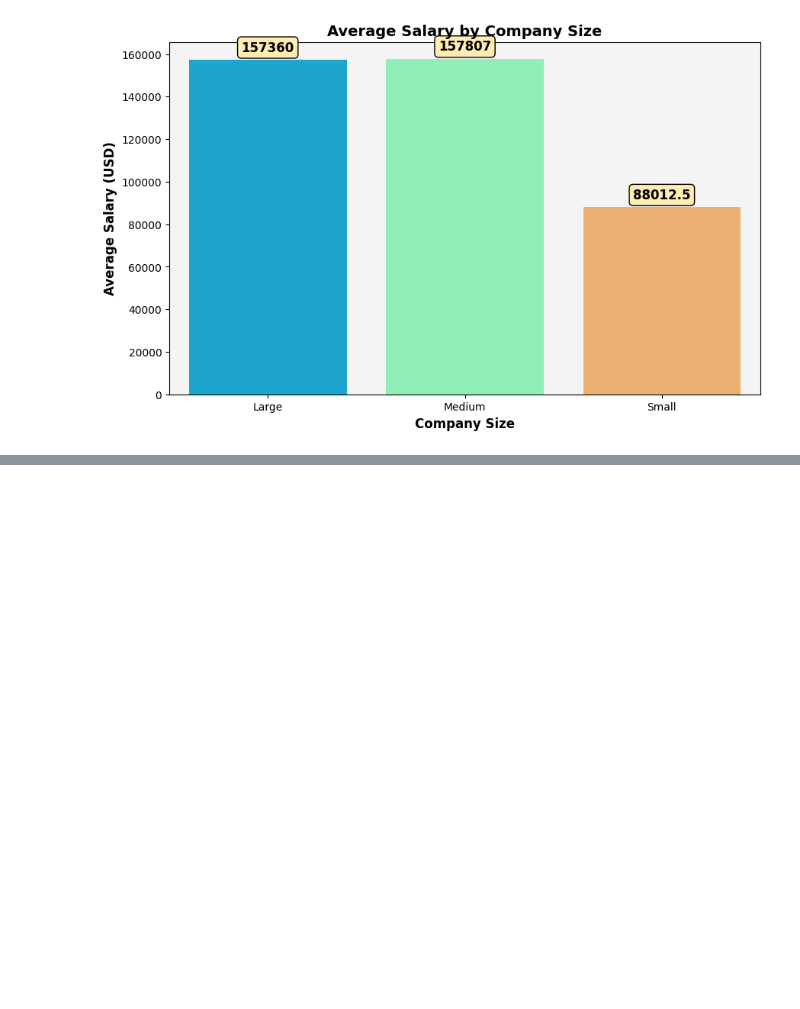
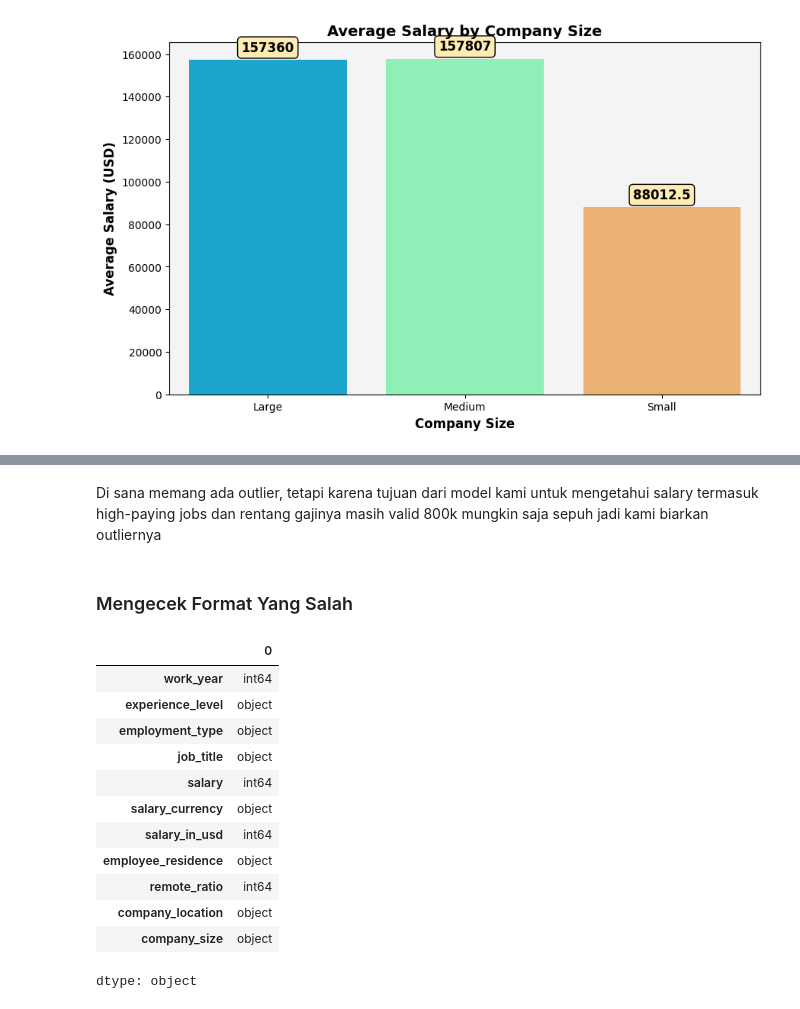
Before and after one commit to TsangCahya/ds-project, a Jupyter notebook: Lidia.ipynb, the cells around one changed output, grey strips where cells are left out. Drawn from its saved outputs; the diff is of its cells as text; code cells hidden in the pictures; blank space fills up the shorter version.

```diff
--- a/Lidia.ipynb
+++ b/Lidia.ipynb
@@ -514,0 +598,20 @@ Passing `palette` without assigning `hue` is deprecated and will be removed in v
+# %% [markdown]
+Di sana memang ada outlier, tetapi karena tujuan dari model kami untuk mengetahui salary termasuk high-paying jobs dan rentang gajinya masih valid 800k mungkin saja sepuh jadi kami biarkan outliernya
+# %% [markdown]
+### Mengecek Format Yang Salah
+# %%
+df.dtypes
+# %% [output]
+|  | 0 |
+| work_year | int64 |
+| experience_level | object |
+| employment_type | object |
+| job_title | object |
+| salary | int64 |
+| salary_currency | object |
+| salary_in_usd | int64 |
+| employee_residence | object |
+| remote_ratio | int64 |
+| company_location | object |
+| company_size | object |
+dtype: object
```
Also changed, not shown: parts of 19 cells of this notebook.
